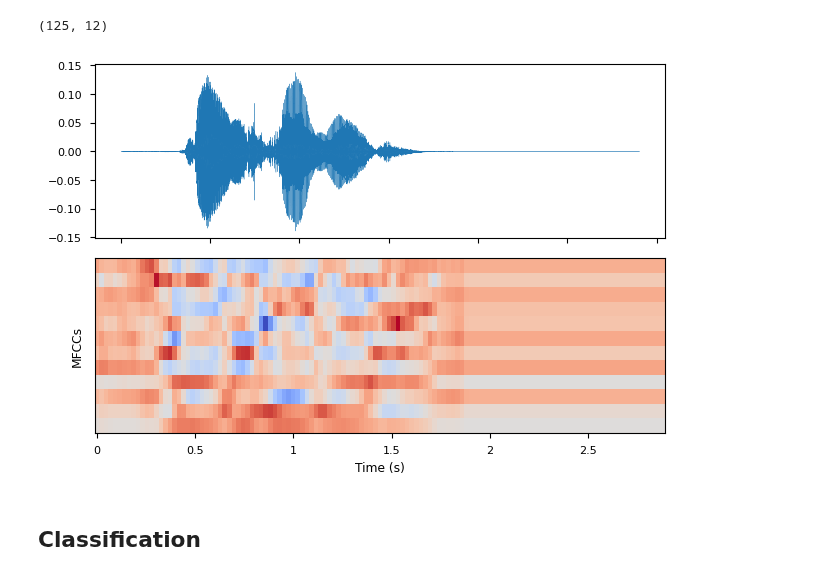
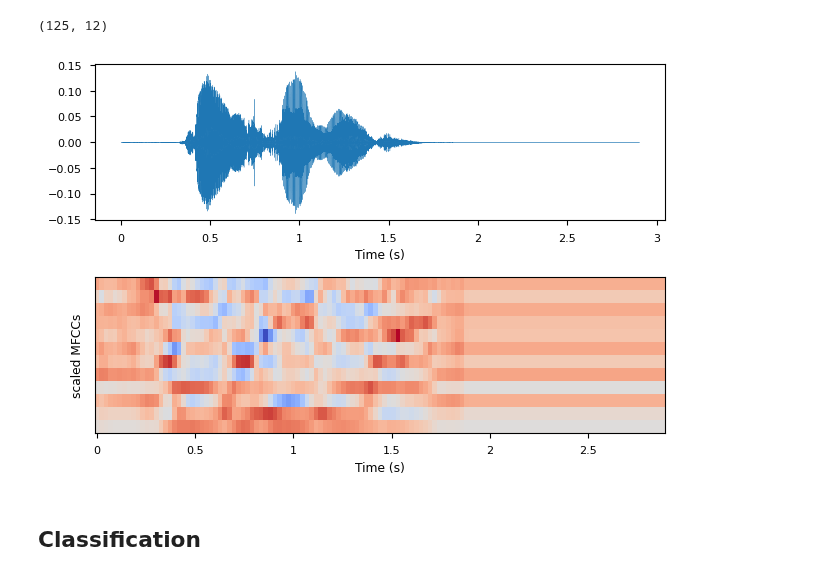
Before and after one commit to Ruglio/DSL-project, a Jupyter notebook: python/code.ipynb, the cells around one changed output. Cells and saved outputs as stored; diff of their text form; code cells hidden in the pictures.

```diff
--- a/python/code.ipynb
+++ b/python/code.ipynb
@@ -179,14 +179,12 @@ mfccs[0].shape
 # %%
 fig1, ax = plt.subplots(2, 1)
 librosa.display.waveshow(df["data"][0], x_axis='s', ax=ax[0])
-ax[0].label_outer()
 librosa.display.specshow(mfccs[0].T, x_axis='s', ax=ax[1])
-ax[1].set_ylabel("MFCCs")
+ax[1].set_ylabel("scaled MFCCs")
 plt.tight_layout()
-# plt.show()
-plt.savefig('../report/figures/m.svg')
+plt.savefig('../report/figures/mfcc.svg')
 # %% [output]
-[figure, old version]
+[figure, new version]
 # %% [markdown]
 ## Classification
 # %% [markdown]
```
